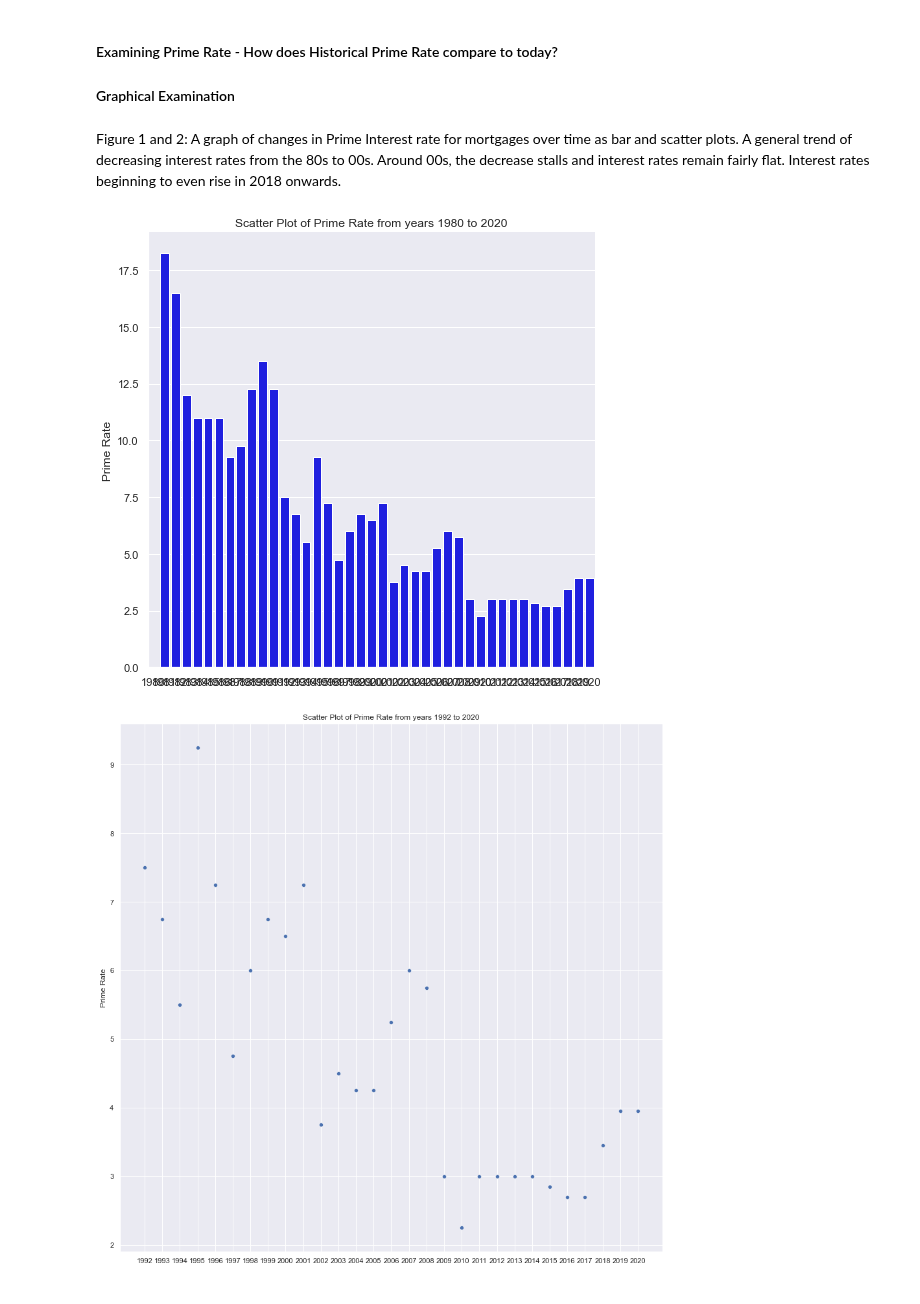
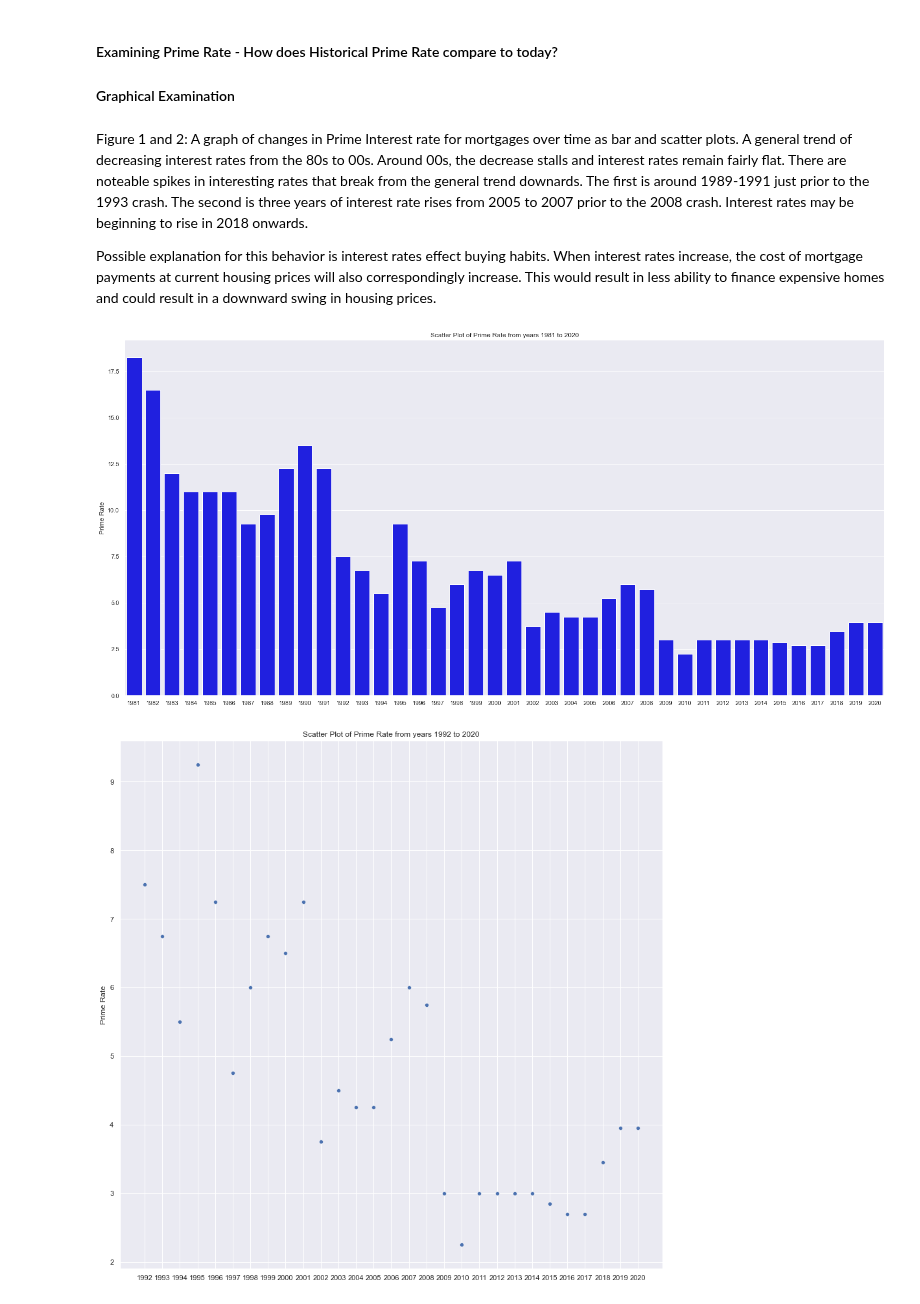
Before and after one commit to data301-2021-summer2/group-11-project, a Jupyter notebook: analysis/WesleyBurchnall/milestone2.ipynb, the cells around one changed output. Saved outputs shown, nothing was run; the diff lists cells and outputs as text; code cells hidden in the pictures.

```diff
--- a/analysis/WesleyBurchnall/milestone2.ipynb
+++ b/analysis/WesleyBurchnall/milestone2.ipynb
@@ -21,11 +25,13 @@ MLS_BC_HPI_DF = pf.loadMLSRegionalHPIData()
 #### Examining Prime Rate - How does Historical Prime Rate compare to today?
 #### Graphical Examination
 # %% [markdown]
-Figure 1 and 2: A graph of changes in Prime Interest rate for mortgages over time as bar and scatter plots. A general trend of decreasing interest rates from the 80s to 00s. Around 00s, the decrease stalls and interest rates remain fairly flat. Interest rates beginning to even rise in 2018 onwards.
+Figure 1 and 2: A graph of changes in Prime Interest rate for mortgages over time as bar and scatter plots. A general trend of decreasing interest rates from the 80s to 00s. Around 00s, the decrease stalls and interest rates remain fairly flat. There are noteable spikes in interesting rates that break from the general trend downards. The first is around 1989-1991 just prior to the 1993 crash. The second is three years of interest rate rises from 2005 to 2007 prior to the 2008 crash. Interest rates may be beginning to rise in 2018 onwards.
+
+Possible explanation for this behavior is interest rates effect buying habits. When interest rates increase, the cost of mortgage payments at current housing prices will also correspondingly increase. This would result in less ability to finance expensive homes and could result in a downward swing in housing prices.
 # %%
-pf.barPlotOverTime(masterDF,'Prime Rate',42,15,40,'blue')
+pf.barPlotOverTime(masterDF,'Prime Rate',41,25,12,'blue')
 # %% [output]
-[figure, old version]
+[figure, new version]
 # %%
 pf.scatterPlotOverTime(masterDF,'Prime Rate',30,15,15)
 # %% [output]
```
Also changed, not shown: parts of 12 cells of this notebook.
